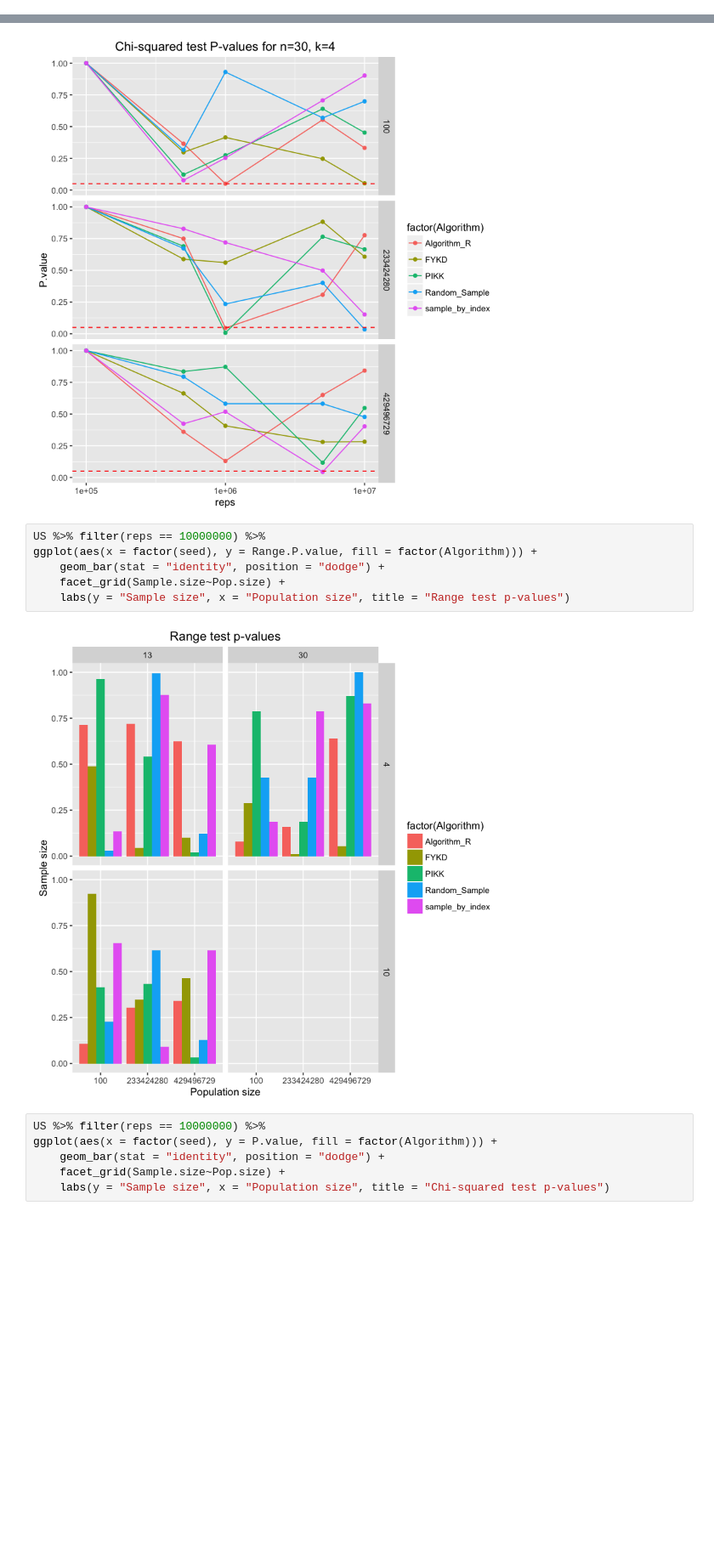
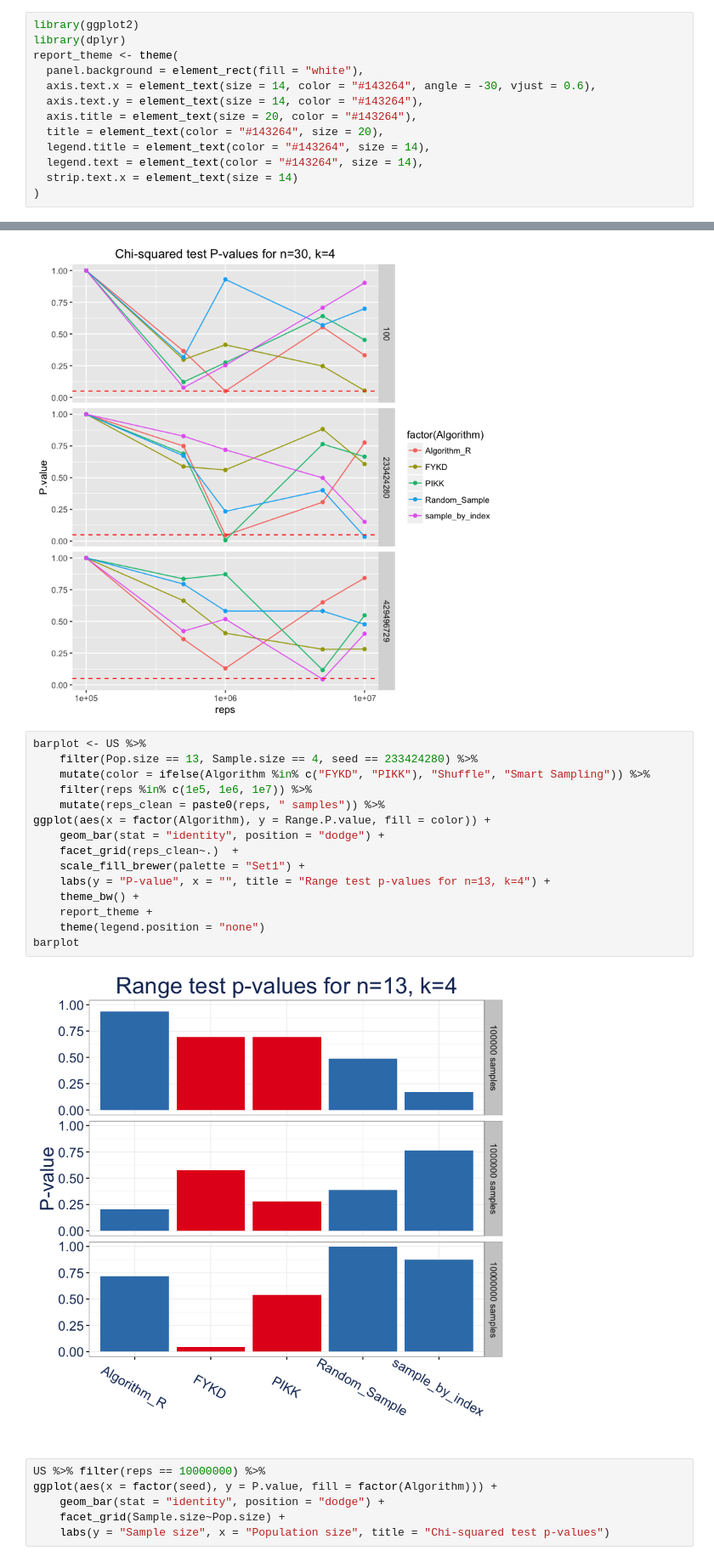
Before and after one commit to kellieotto/prngs-and-permutations, a Jupyter notebook: Code/samplingComparison/results/pythonResults.ipynb, the cells around one changed output, grey strips where cells are left out. Shown at 85% size. Drawn from its saved outputs; the diff is of its cells as text; blank space fills up the shorter version.

Commit message:
Results with plots!

```diff
--- a/Code/samplingComparison/results/pythonResults.ipynb
+++ b/Code/samplingComparison/results/pythonResults.ipynb
@@ -14,3 +1,16 @@ The following objects are masked from ‘package:base’:
+# %%
+library(ggplot2)
+library(dplyr)
+report_theme <- theme(
+  panel.background = element_rect(fill = "white"),
+  axis.text.x = element_text(size = 14, color = "#143264", angle = -30, vjust = 0.6),
+  axis.text.y = element_text(size = 14, color = "#143264"),
+  axis.title = element_text(size = 20, color = "#143264"),
+  title = element_text(color = "#143264", size = 20),
+  legend.title = element_text(color = "#143264", size = 14),
+  legend.text = element_text(color = "#143264", size = 14),
+  strip.text.x = element_text(size = 14)
+)
 # %% [markdown]
 Right now, simulations were only done using the numpy.random implementation of Mersenne Twister.
 
@@ -165,14 +165,23 @@ ggplot(aes(x = reps, y = P.value, color = factor(Algorithm))) +
     ggtitle("Chi-squared test P-values for n=30, k=4")
 # %% [output]
 [figure]
-# %%
-US %>% filter(reps == 10000000) %>%
-ggplot(aes(x = factor(seed), y = Range.P.value, fill = factor(Algorithm))) +
-    geom_bar(stat = "identity", position = "dodge") +
-    facet_grid(Sample.size~Pop.size) +
-    labs(y = "Sample size", x = "Population size", title = "Range test p-values")
-# %% [output]
-[figure, removed]
+# %%
+barplot <- US %>%
+    filter(Pop.size == 13, Sample.size == 4, seed == 233424280) %>%
+    mutate(color = ifelse(Algorithm %in% c("FYKD", "PIKK"), "Shuffle", "Smart Sampling")) %>%
+    filter(reps %in% c(1e5, 1e6, 1e7)) %>%
+    mutate(reps_clean = paste0(reps, " samples")) %>%
+ggplot(aes(x = factor(Algorithm), y = Range.P.value, fill = color)) +
+    geom_bar(stat = "identity", position = "dodge") +
+    facet_grid(reps_clean~.)  +
+    scale_fill_brewer(palette = "Set1") +
+    labs(y = "P-value", x = "", title = "Range test p-values for n=13, k=4") +
+    theme_bw() +
+    report_theme +
+    theme(legend.position = "none")
+barplot
+# %% [output]
+[figure, added]
 # %%
 US %>% filter(reps == 10000000) %>%
 ggplot(aes(x = factor(seed), y = P.value, fill = factor(Algorithm))) +
```
Also changed, not shown: parts of 1 cell of this notebook.
